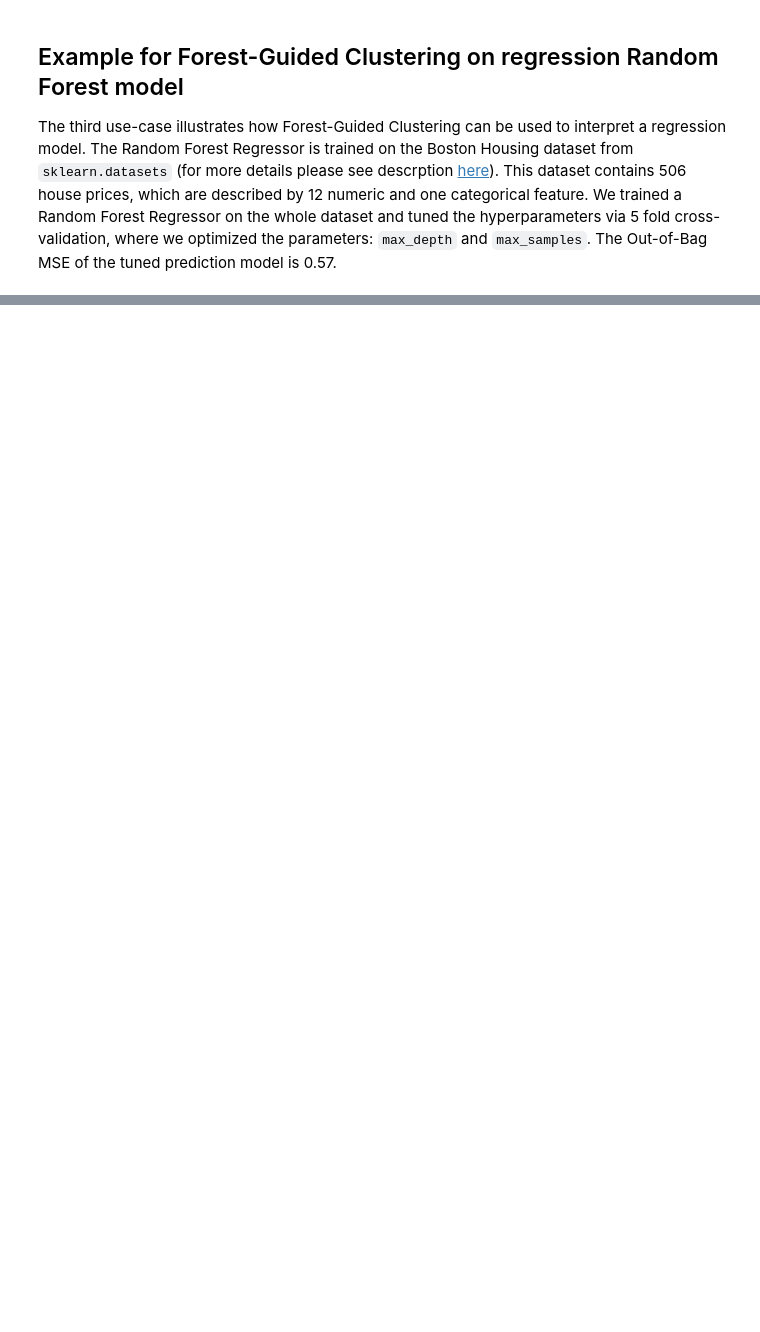
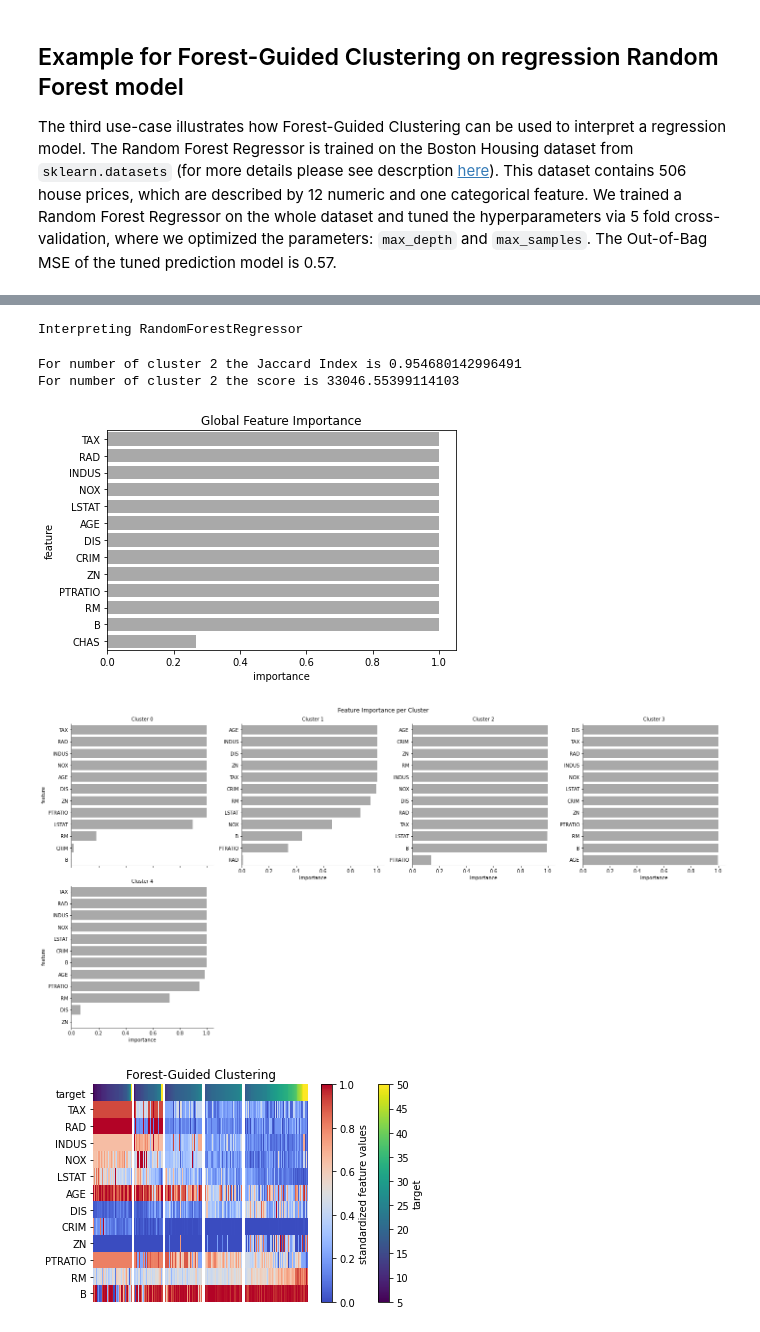
Before and after one commit to HelmholtzAI-Consultants-Munich/fg-clustering, a Jupyter notebook: docs/source/tutorial.ipynb, the cells around one changed output, grey strips where cells are left out. Cells and saved outputs as stored; diff of their text form; code cells hidden in the pictures; blank space fills up the shorter version.

```diff
--- a/docs/source/tutorial.ipynb
+++ b/docs/source/tutorial.ipynb
@@ -176,0 +197,16 @@ Visualizing forest guided clustering for 5 clusters
+# %%
+fgc = FgClustering(model=rf, data=data_boston, target_column='target')
+fgc.run()
+# %% [output]
+Interpreting RandomForestRegressor
+For number of cluster 2 the Jaccard Index is 0.954680142996491
+For number of cluster 2 the score is 33046.55399114103
+# %%
+fgc.plot_global_feature_importance()
+fgc.plot_local_feature_importance()
+fgc.plot_heatmap()
+fgc.plot_boxplots()
+# %% [output]
+[figure, added]
+[figure, added]
+[figure, added]
```
Also changed, not shown: parts of 27 cells of this notebook, 1 other file.
